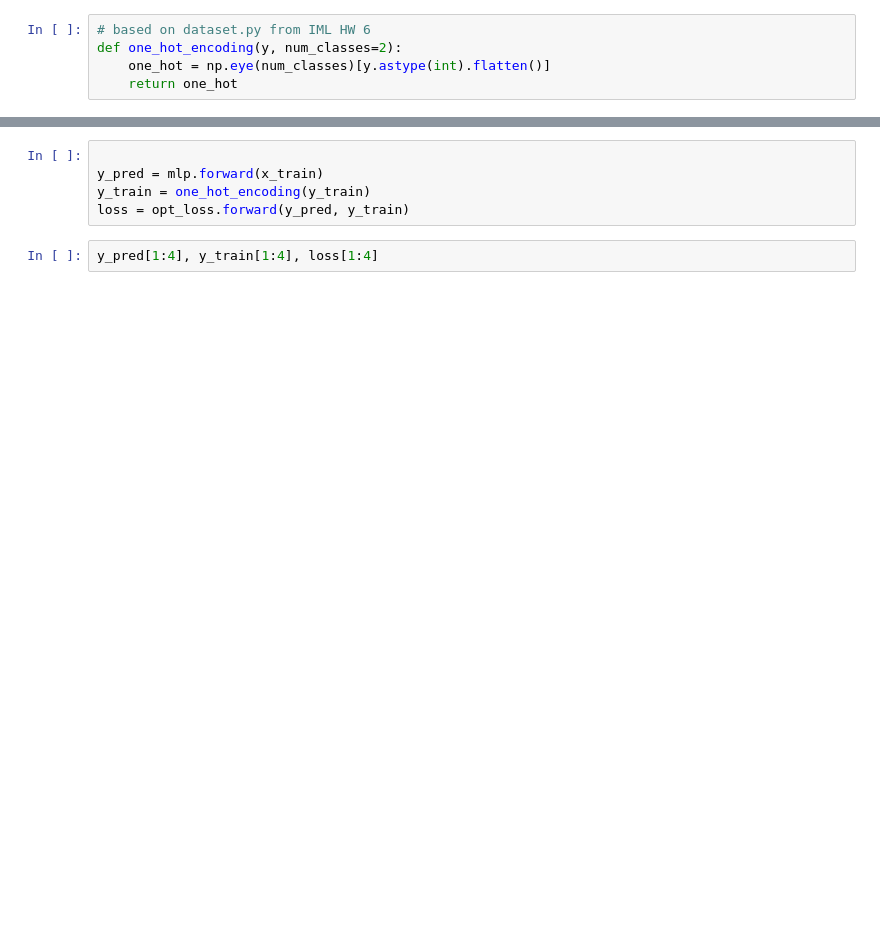
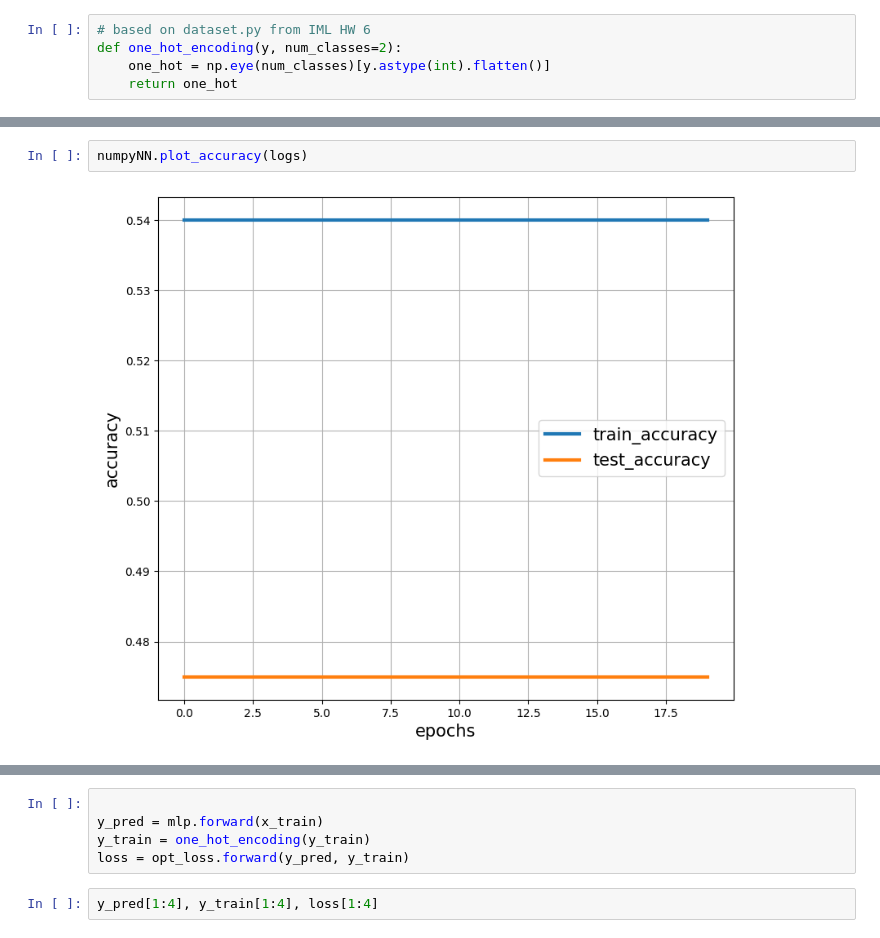
Before and after one commit to Vashistht/Intro_DL, a Jupyter notebook: IDL_hw2/source/main.ipynb, the cells around one changed output, grey strips where cells are left out. Saved outputs shown, nothing was run; the diff lists cells and outputs as text; blank space fills up the shorter version.

```diff
--- a/IDL_hw2/source/main.ipynb
+++ b/IDL_hw2/source/main.ipynb
@@ -92,3 +234,7 @@ opt_optim.initialize(mlp.get_parameters() )
+# %%
+numpyNN.plot_accuracy(logs)
+# %% [output]
+[figure, added]
 # %%
 
 print(mlp.summary())
```
Also changed, not shown: parts of 28 cells of this notebook, 3 other files.
